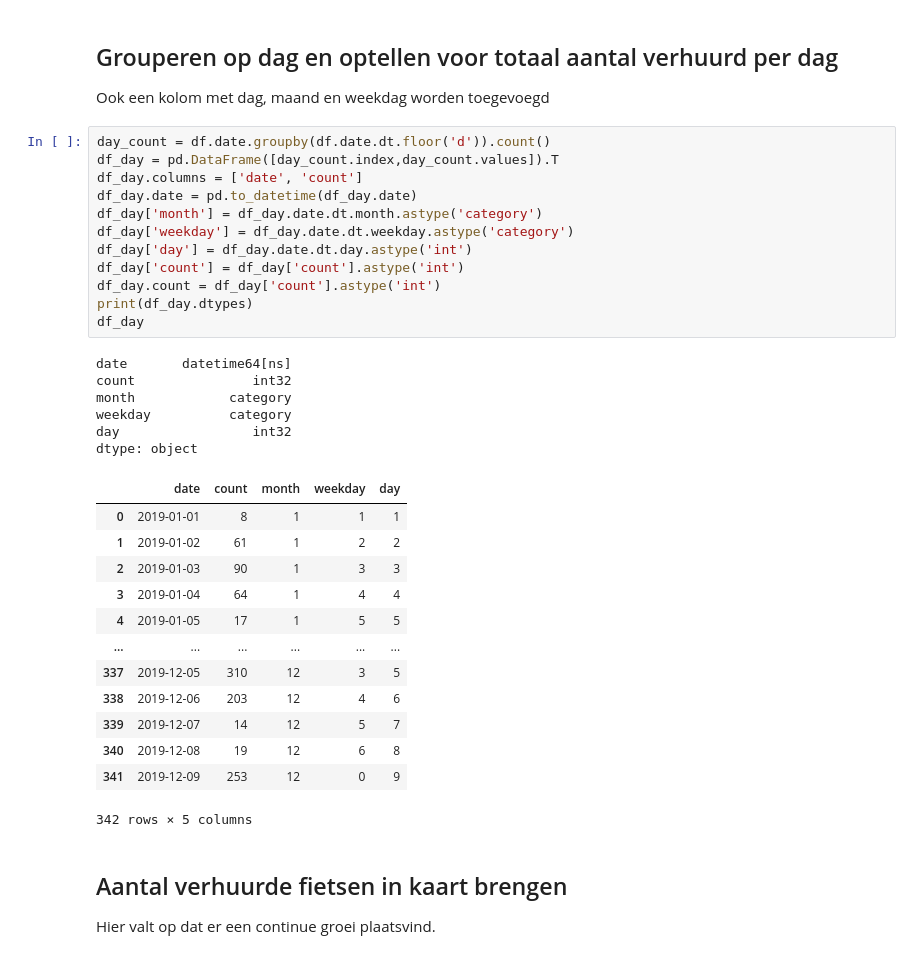
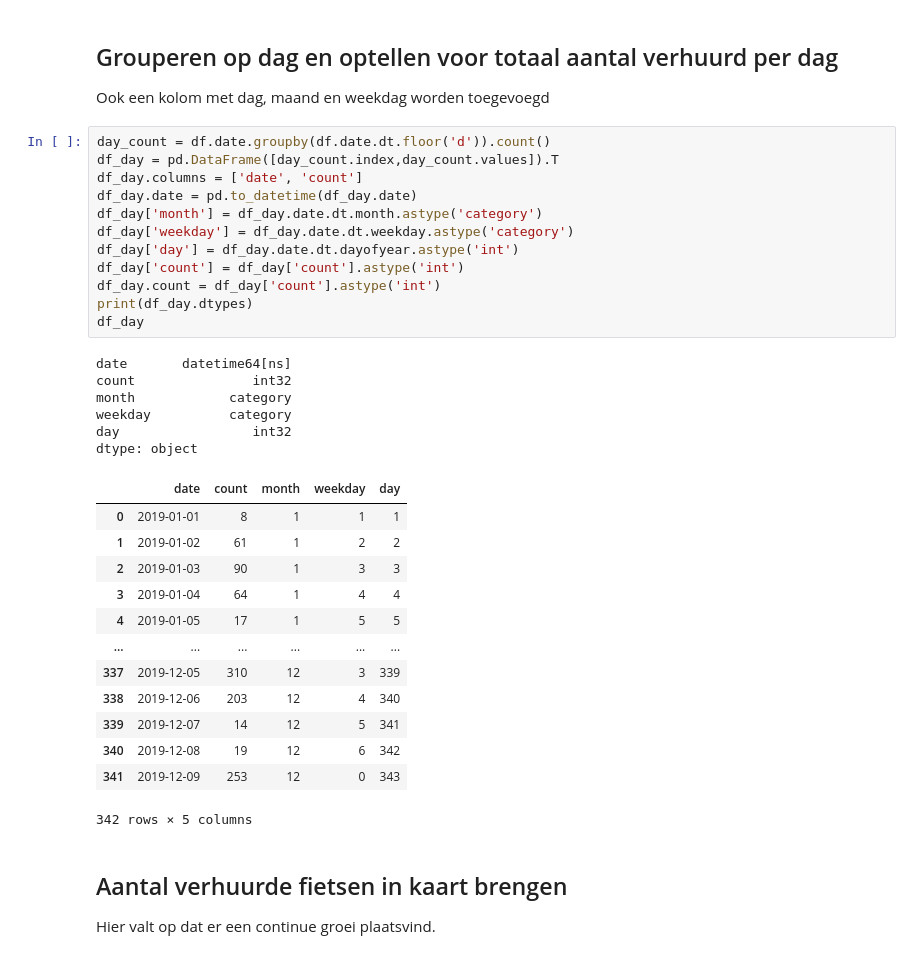
Before and after one commit to LucasVanWijk/Distributed-Processing-1, a Jupyter notebook: assignment_1/extended_analysis.ipynb, the cells around one changed output. Saved outputs shown, nothing was run; the diff lists cells and outputs as text.

```diff
--- a/assignment_1/extended_analysis.ipynb
+++ b/assignment_1/extended_analysis.ipynb
@@ -91,34 +91,34 @@ Ook een kolom met dag, maand en weekdag worden toegevoegd
 # %%
 day_count = df.date.groupby(df.date.dt.floor('d')).count()
 df_day = pd.DataFrame([day_count.index,day_count.values]).T
 df_day.columns = ['date', 'count']
 df_day.date = pd.to_datetime(df_day.date)
 df_day['month'] = df_day.date.dt.month.astype('category')
 df_day['weekday'] = df_day.date.dt.weekday.astype('category')
-df_day['day'] = df_day.date.dt.day.astype('int')
+df_day['day'] = df_day.date.dt.dayofyear.astype('int')
 df_day['count'] = df_day['count'].astype('int')
 df_day.count = df_day['count'].astype('int')
 print(df_day.dtypes)
 df_day
 # %% [output]
 date       datetime64[ns]
 count               int32
 month            category
 weekday          category
 day                 int32
 dtype: object
 |  | date | count | month | weekday | day |
 | 0 | 2019-01-01 | 8 | 1 | 1 | 1 |
 | 1 | 2019-01-02 | 61 | 1 | 2 | 2 |
 | 2 | 2019-01-03 | 90 | 1 | 3 | 3 |
 | 3 | 2019-01-04 | 64 | 1 | 4 | 4 |
 | 4 | 2019-01-05 | 17 | 1 | 5 | 5 |
 | ... | ... | ... | ... | ... | ... |
-| 337 | 2019-12-05 | 310 | 12 | 3 | 5 |
-| 338 | 2019-12-06 | 203 | 12 | 4 | 6 |
-| 339 | 2019-12-07 | 14 | 12 | 5 | 7 |
-| 340 | 2019-12-08 | 19 | 12 | 6 | 8 |
-| 341 | 2019-12-09 | 253 | 12 | 0 | 9 |
+| 337 | 2019-12-05 | 310 | 12 | 3 | 339 |
+| 338 | 2019-12-06 | 203 | 12 | 4 | 340 |
+| 339 | 2019-12-07 | 14 | 12 | 5 | 341 |
+| 340 | 2019-12-08 | 19 | 12 | 6 | 342 |
+| 341 | 2019-12-09 | 253 | 12 | 0 | 343 |
 342 rows × 5 columns
 # %% [markdown]
 ## Aantal verhuurde fietsen in kaart brengen
```
Also changed, not shown: parts of 6 cells of this notebook.
